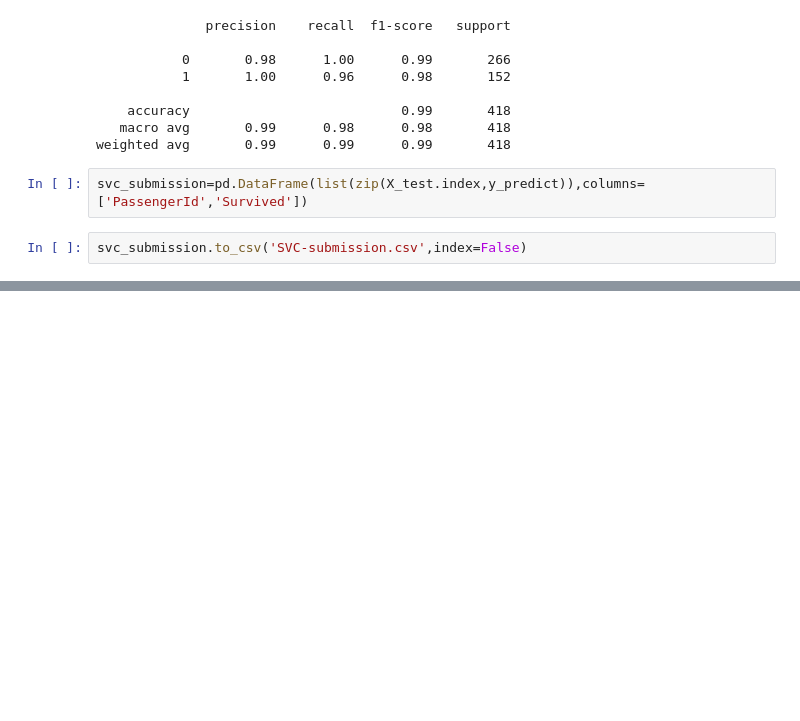
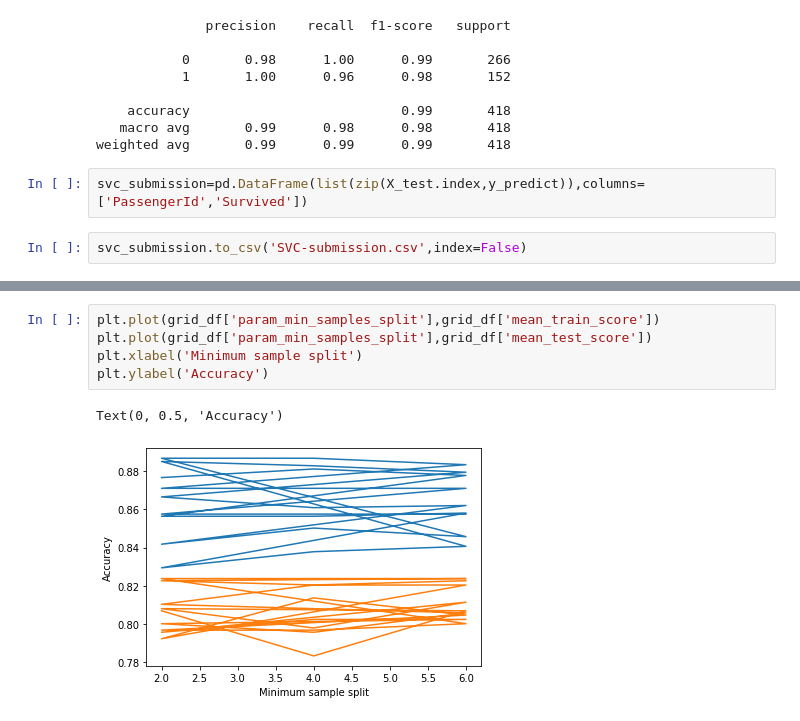
Before and after one commit to Divakar58/Machine-Learning-Project, a Jupyter notebook: Titanic-Kaggle/Titanic_Machine_Learning.ipynb, the cells around one changed output, grey strips where cells are left out. Drawn from its saved outputs; the diff is of its cells as text; blank space fills up the shorter version.

```diff
--- a/Titanic-Kaggle/Titanic_Machine_Learning.ipynb
+++ b/Titanic-Kaggle/Titanic_Machine_Learning.ipynb
@@ -1106,0 +1246,8 @@ svc_submission.to_csv('SVC-submission.csv',index=False)
+# %%
+plt.plot(grid_df['param_min_samples_split'],grid_df['mean_train_score'])
+plt.plot(grid_df['param_min_samples_split'],grid_df['mean_test_score'])
+plt.xlabel('Minimum sample split')
+plt.ylabel('Accuracy')
+# %% [output]
+Text(0, 0.5, 'Accuracy')
+[figure, added]
```
Also changed, not shown: parts of 49 cells of this notebook, 1 other file.
